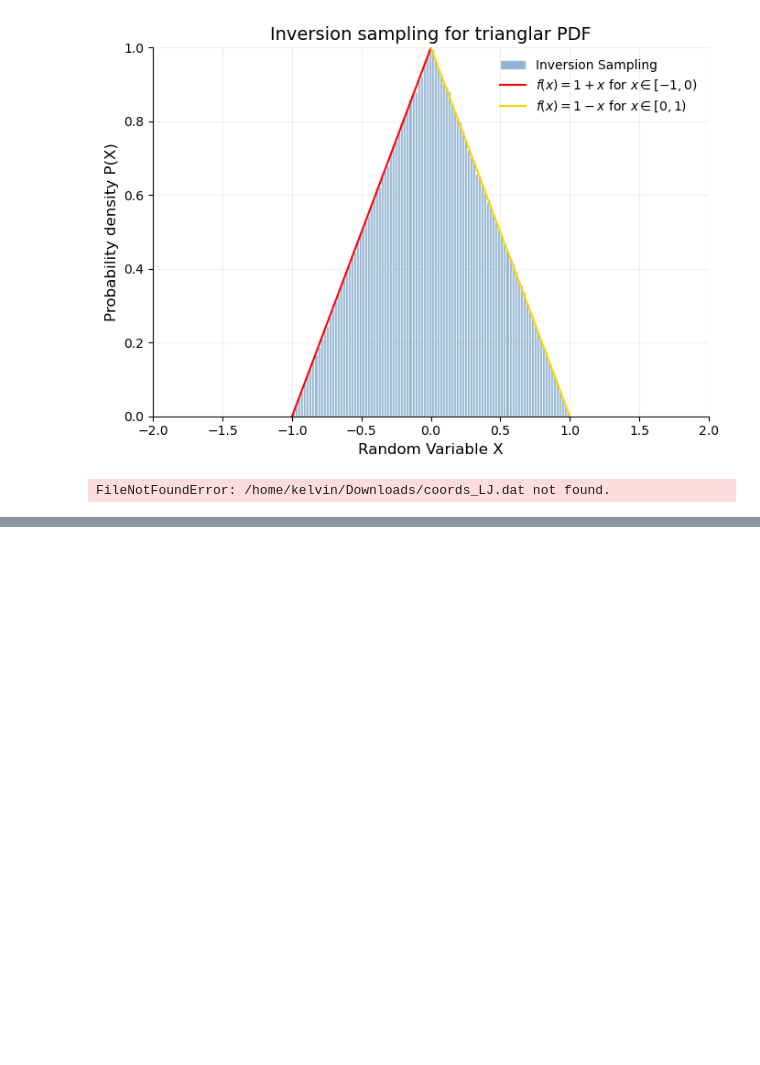
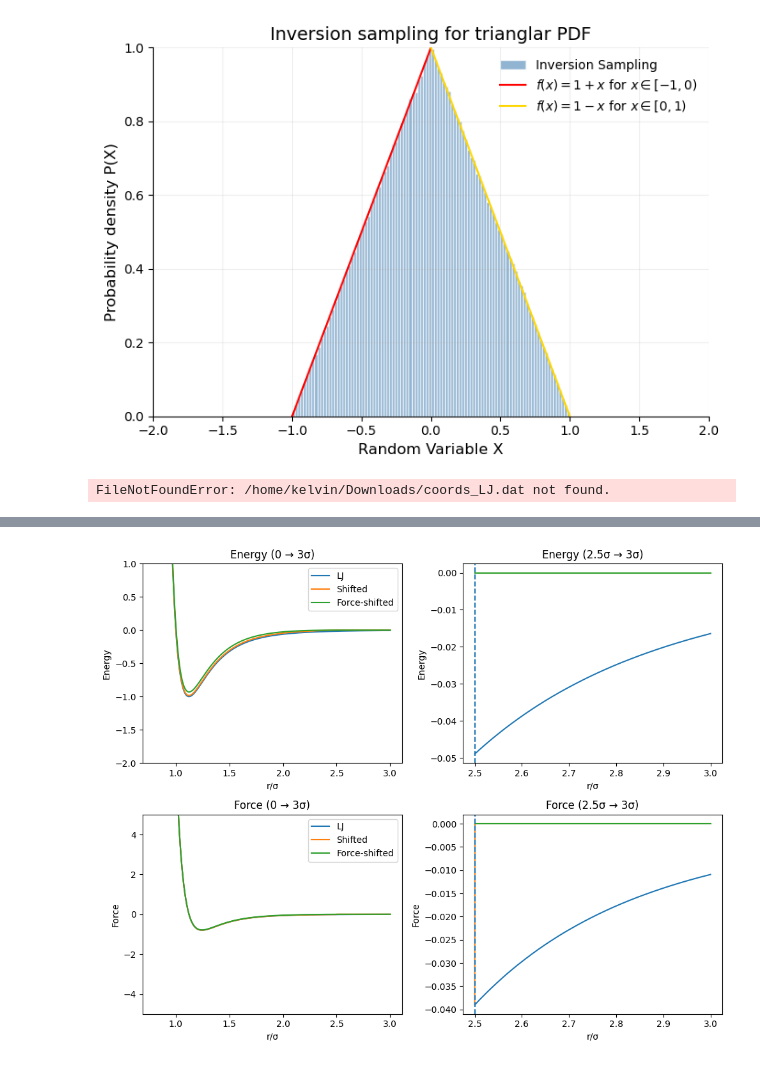
Before and after one commit to KirtiKT06/codes, a Jupyter notebook: notebooks/second_notebook.ipynb, the cells around one changed output, grey strips where cells are left out. Cells and saved outputs as stored; diff of their text form; code cells hidden in the pictures; blank space fills up the shorter version.

```diff
--- a/notebooks/second_notebook.ipynb
+++ b/notebooks/second_notebook.ipynb
@@ -1201,0 +1464,94 @@ print("Mean:", x.mean())
+# %%
+import numpy as np
+import matplotlib.pyplot as plt
+
+# =========================
+# Parameters
+# =========================
+sigma = 3.0
+epsilon = 3.0
+rc = 2.5 * sigma
+
+# =========================
+# LJ definitions
+# =========================
+def lj_u(r):
+    return 4 * epsilon * ((sigma / r)**12 - (sigma / r)**6)
+
+def lj_F(r):
+    return 24 * epsilon / r * (2 * (sigma / r)**12 - (sigma / r)**6)
+
+u_rc = lj_u(rc)
+F_rc = lj_F(rc)
+du_dr_rc = -F_rc
+
+# =========================
+# Modified potentials
+# =========================
+def u_shift(r):
+    return np.where(r <= rc, lj_u(r) - u_rc, 0.0)
+
+def u_fshift(r):
+    return np.where(r <= rc, lj_u(r) - u_rc - du_dr_rc*(r - rc), 0.0)
+
+def F_shift(r):
+    return np.where(r <= rc, lj_F(r), 0.0)
+
+def F_fshift(r):
+    return np.where(r <= rc, lj_F(r) - F_rc, 0.0)
+
+# =========================
+# r ranges
+# =========================
+# Better r range
+r_full = np.linspace(0.8*sigma, 3*sigma, 2000)
+r_tail = np.linspace(2.5*sigma, 3*sigma, 1000)
+
+# =========================
+# ONE FIGURE (2x2 subplots)
+# =========================
+fig, axs = plt.subplots(2, 2, figsize=(10, 8))
+
+
+# ENERGY (fixed scale)
+axs[0, 0].plot(r_full/sigma, lj_u(r_full)/epsilon, label='LJ')
+axs[0, 0].plot(r_full/sigma, u_shift(r_full)/epsilon, label='Shifted')
+axs[0, 0].plot(r_full/sigma, u_fshift(r_full)/epsilon, label='Force-shifted')
+axs[0, 0].set_ylim(-2, 1)
+axs[0, 0].set_title("Energy (0 → 3σ)")
+axs[0, 0].set_xlabel("r/σ")
+axs[0, 0].set_ylabel("Energy")
+axs[0, 0].legend()
+
+# ---- Energy tail
+axs[0, 1].plot(r_tail/sigma, lj_u(r_tail), label='LJ')
+axs[0, 1].plot(r_tail/sigma, u_shift(r_tail), label='Shifted')
+axs[0, 1].plot(r_tail/sigma, u_fshift(r_tail), label='Force-shifted')
+axs[0, 1].axvline(rc/sigma, linestyle='--')
+axs[0, 1].set_title("Energy (2.5σ → 3σ)")
+axs[0, 1].set_xlabel("r/σ")
+axs[0, 1].set_ylabel("Energy")
+
+# ---- Force (0 → 3σ)
+axs[1, 0].plot(r_full/sigma, lj_F(r_full)/epsilon, label='LJ')
+axs[1, 0].plot(r_full/sigma, F_shift(r_full)/epsilon, label='Shifted')
+axs[1, 0].plot(r_full/sigma, F_fshift(r_full)/epsilon, label='Force-shifted')
+axs[1, 0].set_ylim(-5, 5)
+axs[1, 0].set_title("Force (0 → 3σ)")
+axs[1, 0].set_xlabel("r/σ")
+axs[1, 0].set_ylabel("Force")
+axs[1, 0].legend()
+
+# ---- Force tail
+axs[1, 1].plot(r_tail/sigma, lj_F(r_tail), label='LJ')
+axs[1, 1].plot(r_tail/sigma, F_shift(r_tail), label='Shifted')
+axs[1, 1].plot(r_tail/sigma, F_fshift(r_tail), label='Force-shifted')
+axs[1, 1].axvline(rc/sigma, linestyle='--')
+axs[1, 1].set_title("Force (2.5σ → 3σ)")
+axs[1, 1].set_xlabel("r/σ")
+axs[1, 1].set_ylabel("Force")
+
+plt.tight_layout()
+plt.show()
+# %% [output]
+[figure, added]
```
Also changed, not shown: parts of 6 cells of this notebook, 9 other files.
